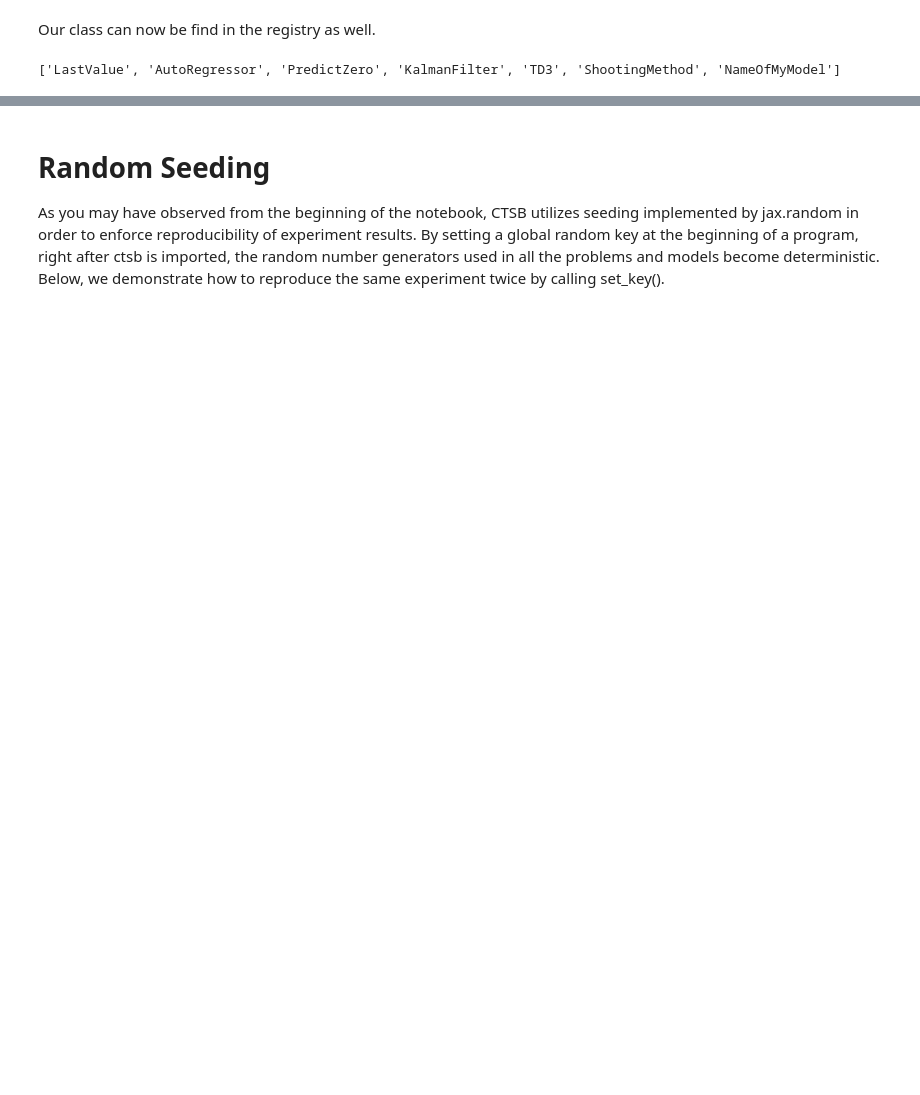
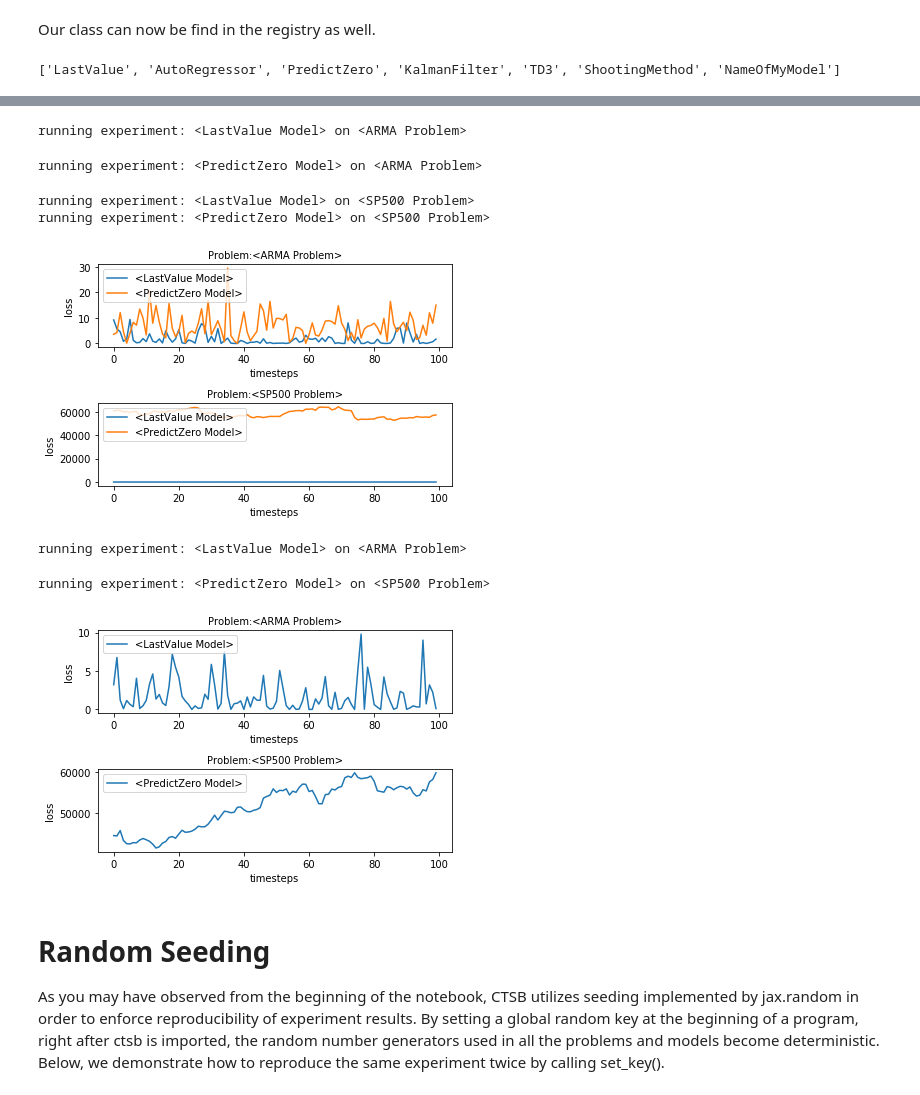
Before and after one commit to MinRegret/TigerControl, a Jupyter notebook: tutorials/notebooks/QuickStart.ipynb, the cells around one changed output, grey strips where cells are left out. Drawn from its saved outputs; the diff is of its cells as text; code cells hidden in the pictures; blank space fills up the shorter version.

```diff
--- a/tutorials/notebooks/QuickStart.ipynb
+++ b/tutorials/notebooks/QuickStart.ipynb
@@ -213,3 +177,34 @@ Scoreboard for mse:
+# %%
+from ctsb.utils.experiment import Experiment
+
+# test without problem_to_models
+steps = 100
+exp = Experiment()
+MSE = lambda y_true, y_pred: (y_true - y_pred)**2
+problem_to_params = {'ARMA-v0' : {'p':3, 'q':3},
+                      'SP500-v0' : {}}
+model_to_params = {'LastValue': {},
+                    'PredictZero': {}}
+exp.initialize(MSE, problem_to_params, model_to_params)
+exp.run_all_experiments(steps)
+exp.plot_all_problem_results()
+
+# test with problem_to_models
+exp = Experiment()
+problem_to_models = {'ARMA-v0' : ['LastValue'],
+                      'SP500-v0' : ['PredictZero']}
+exp.initialize(MSE, problem_to_params, model_to_params, problem_to_models)
+exp.run_all_experiments(steps)
+exp.plot_all_problem_results()
+# %% [output]
+running experiment: <LastValue Model> on <ARMA Problem>
+running experiment: <PredictZero Model> on <ARMA Problem>
+running experiment: <LastValue Model> on <SP500 Problem>
+running experiment: <PredictZero Model> on <SP500 Problem>
+[figure, added]
+running experiment: <LastValue Model> on <ARMA Problem>
+running experiment: <PredictZero Model> on <SP500 Problem>
+[figure, added]
 # %% [markdown]
 # Random Seeding
 As you may have observed from the beginning of the notebook, CTSB utilizes seeding implemented by jax.random in order to enforce reproducibility of experiment results. By setting a global random key at the beginning of a program, right after ctsb is imported, the random number generators used in all the problems and models become deterministic. Below, we demonstrate how to reproduce the same experiment twice by calling set_key().
```
Also changed, not shown: parts of 19 cells of this notebook.
